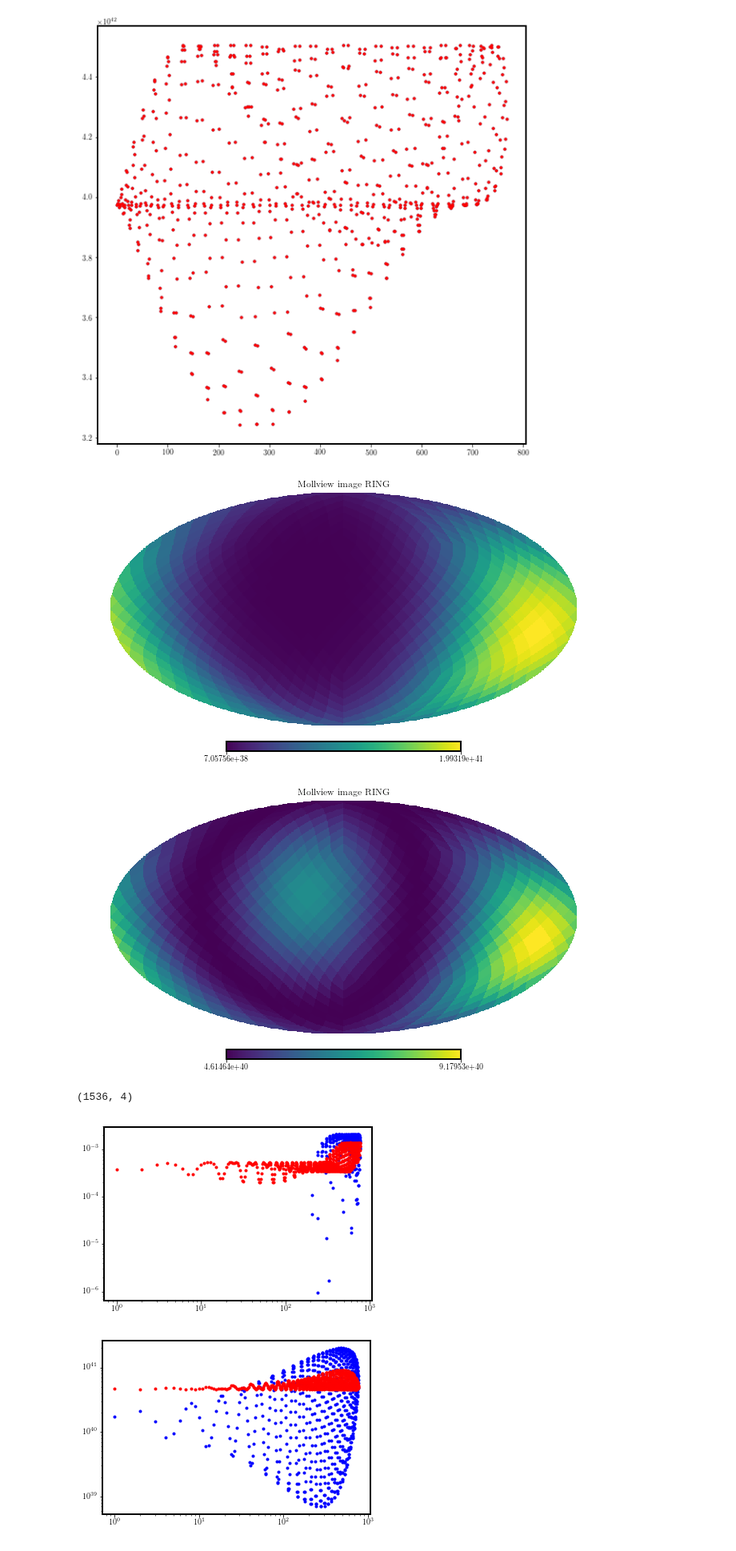
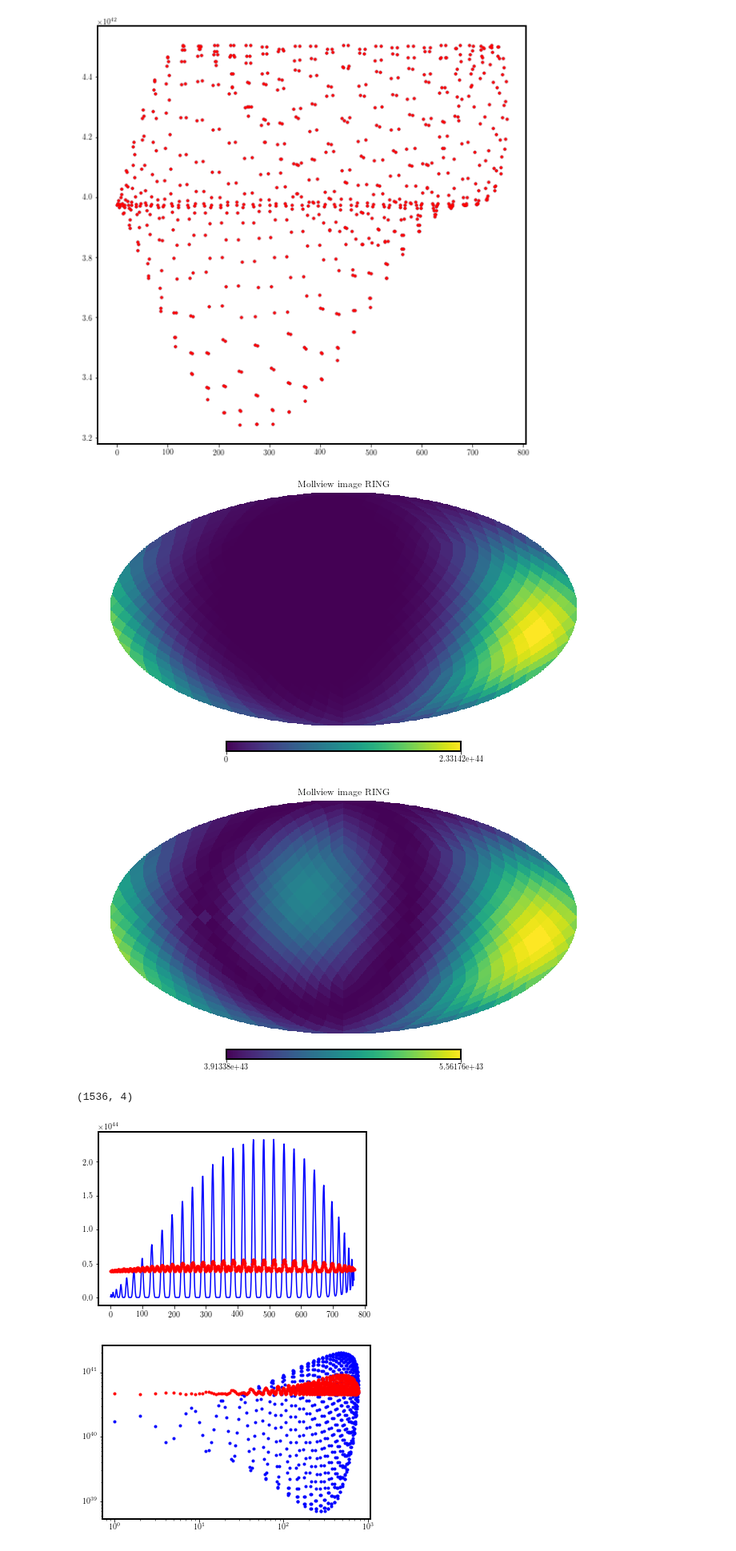
Before and after one commit to cajohare/CYGNUS, a Jupyter notebook: python/Plot_SI_limits.ipynb, the cells around one changed output. Shown at 80% size. Saved outputs shown, nothing was run; the diff lists cells and outputs as text; code cells hidden in the pictures.

```diff
--- a/python/Plot_SI_limits.ipynb
+++ b/python/Plot_SI_limits.ipynb
@@ -123,28 +115,28 @@ import healpy as hp
 RD_wimp0 = loadtxt('../code/RD_wimp_0.dat')
 RD_nu0 = loadtxt('../code/RD_nu_0.txt')
 #hp.mollview(RD_nu0[:,1], title="Mollview image RING")
-hp.mollview(RD_wimp0, title="Mollview image RING")
+hp.mollview(RD_wimp0[:,0], title="Mollview image RING")
 plt.show()
 # %% [output]
-[figure, old version]
+[figure, new version]
 # %%
 RD_wimp1 = loadtxt('../code/RD_wimp_1.dat')
 RD_nu1 = loadtxt('../code/RD_nu_1.txt')
 #hp.mollview(RD_nu1[:,1], title="Mollview image RING")
-hp.mollview(RD_wimp1, title="Mollview image RING")
+hp.mollview(RD_wimp1[:,0], title="Mollview image RING")
 plt.show()
 # %% [output]
-[figure, old version]
+[figure, new version]
 # %%
 shape(RD_nu1)
 # %% [output]
 (1536, 4)
 # %%
-plt.plot(RD_nu0[:,0],'b.')
-plt.plot(RD_nu1[:,0],'r.')
+plt.plot(RD_wimp0[:,0],'b-')
+plt.plot(RD_wimp1[:,0],'r.')
 plt.show()
 # %% [output]
-[figure, old version]
+[figure, new version]
 # %%
 plt.semilogx(RD_wimp0,'b.')
 plt.semilogy(RD_wimp1,'r.')
```
Also changed, not shown: parts of 5 cells of this notebook, 32 other files.
